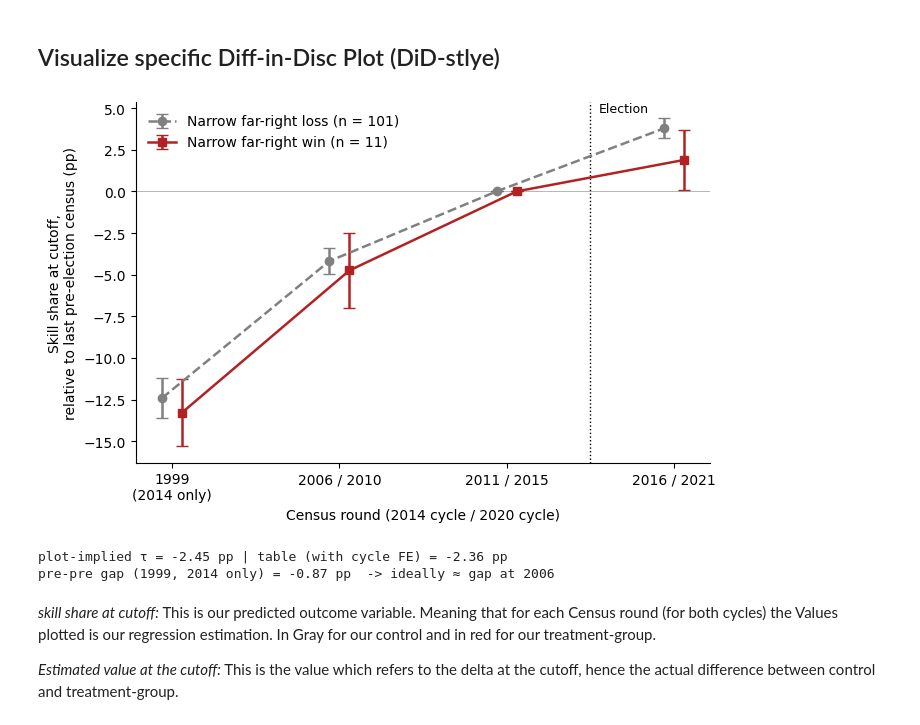
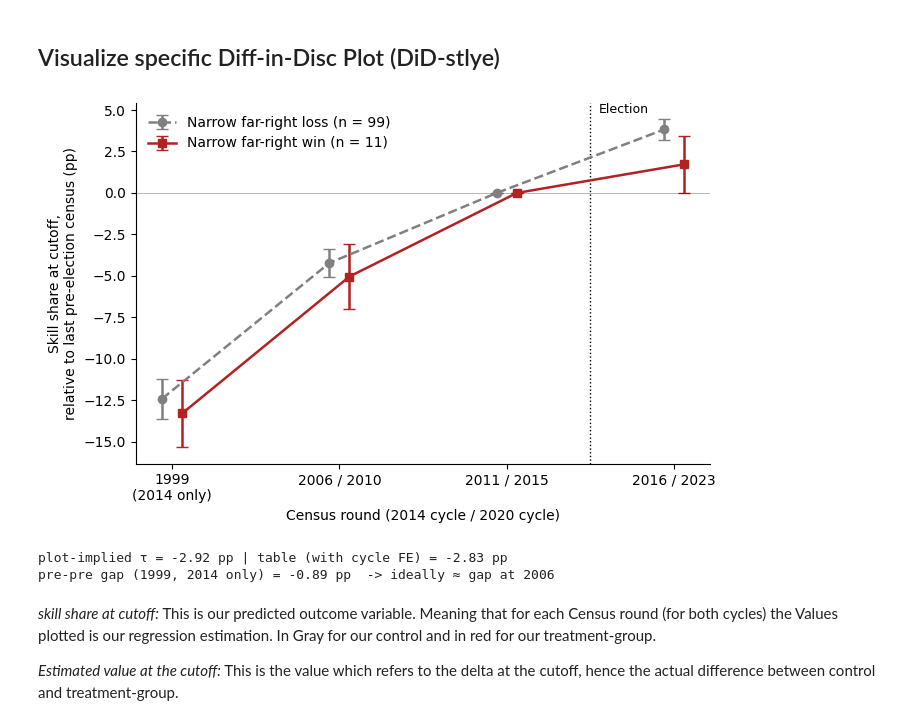
Before and after one commit to Tobias-Bue/far-right-rdd-thesis, a Jupyter notebook: Outcome_Variables_female.ipynb, the cells around one changed output. Drawn from its saved outputs; the diff is of its cells as text; code cells hidden in the pictures.

Commit message:
adjust data pipeline for 2023 INSEE data

```diff
--- a/Outcome_Variables_female.ipynb
+++ b/Outcome_Variables_female.ipynb
@@ -90,21 +90,25 @@ print(df['delta_female_skill_share'].isna().sum(), 'missing after merge')  # san
 # %% [output]
 0 missing after merge
 # %%
-# 2020 cycle, women: replace extrapolated Cagé-Piketty values with real INSEE census data
-f = 'base-cc-diplomes-formation-2021.xlsx'                    # must be in the same folder as the notebook
-edu_cols = {'10': ['BAC', 'BACP2', 'SUP'], '15': ['BAC', 'SUP'], '21': ['BAC', 'SUP2', 'SUP34', 'SUP5']}  # bac or higher
-sheets = {yy: pd.read_excel(f, sheet_name=f'COM_20{yy}', header=5, dtype={'CODGEO': str}).set_index('CODGEO')
+# 2020 cycle, women: replace extrapolated Cagé-Piketty values with real INSEE census data (2012 / 2017 / 2023)
+f = 'base_cc_diplomes_formation_2023.xlsx'
+edu_cols = {'12': ['Bac,', 'bac + 2', 'bac + 3 ou plus'],
+            '17': ['Bac,', 'bac + 2', 'bac + 3 ou 4', 'bac + 5 ou plus'],
+            '23': ['Bac,', 'bac + 2', 'bac + 3 ou 4', 'bac + 5 ou plus']}  # bac or higher
+sheets = {yy: pd.read_excel(f, sheet_name=f'COM_20{yy}', dtype={'Code géographique': str})
+              .set_index('Code géographique').apply(pd.to_numeric, errors='coerce')  # 'nd' -> NaN
           for yy in edu_cols}
 
-def insee_share(yy, sex=''):
-    """Share with bac or higher among non-students 15+ (sex='' all, 'F' women)."""
+def insee_share(yy, sex='Pop'):
+    """Share with bac or higher among non-students 15+ (sex='Pop' all, 'Femmes' women)."""
     d = sheets[yy]
-    return sum(d[f'P{yy}_{sex}NSCOL15P_{c}'] for c in edu_cols[yy]) / d[f'P{yy}_{sex}NSCOL15P']
+    cols = [c for c in d.columns if c.startswith(f'{sex} 15 ans ou plus non scol.') and any(k in c for k in edu_cols[yy])]
+    return d[cols].sum(axis=1, min_count=1) / d.filter(like=f'{sex} 15 ans ou plus non scolaris').iloc[:, 0]
 
-m = df['election_year'] == 2020                                # overwrite ONLY the 2020 rows
-df.loc[m, 'skill_share_trend_female'] = df.loc[m, 'code_commune'].map(insee_share('15', 'F') - insee_share('10', 'F'))
-df.loc[m, 'delta_female_skill_share'] = df.loc[m, 'code_commune'].map((insee_share('21', 'F') - insee_share('15', 'F')) * 5 / 6)
-print(df.loc[m, ['skill_share_trend_female', 'delta_female_skill_share']].isna().sum())   # communes not found in INSEE
+m = df['election_year'] == 2020                                # overwrite only the 2020 rows
+df.loc[m, 'skill_share_trend_female'] = df.loc[m, 'code_commune'].map(insee_share('17', 'Femmes') - insee_share('12', 'Femmes'))
+df.loc[m, 'delta_female_skill_share'] = df.loc[m, 'code_commune'].map((insee_share('23', 'Femmes') - insee_share('17', 'Femmes')) * 5 / 6)
+print(df.loc[m, ['skill_share_trend_female', 'delta_female_skill_share']].isna().sum())   # NaN = code not in 2026 geography or 'nd'
 # %% [output]
 skill_share_trend_female    0
 delta_female_skill_share    0
@@ -303,37 +307,37 @@ for treated, color, marker, ls, name in [(0, 'grey', 'o', '--', 'Narrow far-righ
                                          (1, 'firebrick', 's', '-', 'Narrow far-right win')]:
     s = d[d['treat'] == treated]
     est, ci = [], []
     for col in rounds:
         if col is None:
             est.append(0.0); ci.append(0.0); continue
         sk = s.dropna(subset=[col])                                     # t_m2: 2014 cycle only
         fit = smf.wls(f'{col} ~ d_50', data=sk, weights=sk['w']).fit(
             cov_type='cluster', cov_kwds={'groups': sk['code_commune']})
         est.append(fit.params['Intercept']); ci.append(1.96 * fit.bse['Intercept'])
     paths[treated] = est
     n = s[['code_commune', 'election_year']].drop_duplicates().shape[0]
     ax.errorbar(x_pos + (0.06 if treated else -0.06), est, yerr=ci, marker=marker, ls=ls,
                 color=color, lw=1.8, ms=6, capsize=4, label=f"{name} (n = {n})")
 
 ax.axvline(0.5, color='black', ls=':', lw=1)                           # election between k=0 and k=+1
 ax.text(0.55, ax.get_ylim()[1], 'Election', va='top', fontsize=9)
 ax.axhline(0, color='black', lw=0.5, alpha=0.4)
 ax.set_xticks(x_pos)
-ax.set_xticklabels(['1999\n(2014 only)', '2006 / 2010', '2011 / 2015', '2016 / 2021'])
+ax.set_xticklabels(['1999\n(2014 only)', '2006 / 2010', '2011 / 2015', '2016 / 2023'])
 ax.set_xlabel('Census round (2014 cycle / 2020 cycle)')
 ax.set_ylabel('Skill share at cutoff,\nrelative to last pre-election census (pp)')
 ax.legend(loc='upper left', frameon=False)
 ax.spines[['top', 'right']].set_visible(False)
 plt.tight_layout(); plt.savefig('diffindisc_pooled_did.pdf', bbox_inches='tight'); plt.show()
 
 gap = np.array(paths[1]) - np.array(paths[0])
 tau = model_pooled_base.params['treat:post'] * 100
 print(f"plot-implied τ = {gap[3] + gap[1]:.2f} pp | table (with cycle FE) = {tau:.2f} pp")
 print(f"pre-pre gap (1999, 2014 only) = {gap[0]:.2f} pp  -> ideally ≈ gap at 2006")
 # %% [output]
-[figure, old version]
+[figure, new version]
-plot-implied τ = -2.45 pp | table (with cycle FE) = -2.36 pp
-pre-pre gap (1999, 2014 only) = -0.87 pp  -> ideally ≈ gap at 2006
+plot-implied τ = -2.92 pp | table (with cycle FE) = -2.83 pp
+pre-pre gap (1999, 2014 only) = -0.89 pp  -> ideally ≈ gap at 2006
 # %% [markdown]
 *skill share at cutoff:* This is our predicted outcome variable. Meaning that for each Census round (for both cycles) the Values plotted is our regression estimation. In Gray for our control and in red for our treatment-group.
 
```
Also changed, not shown: parts of 9 cells of this notebook, 3 other files.
